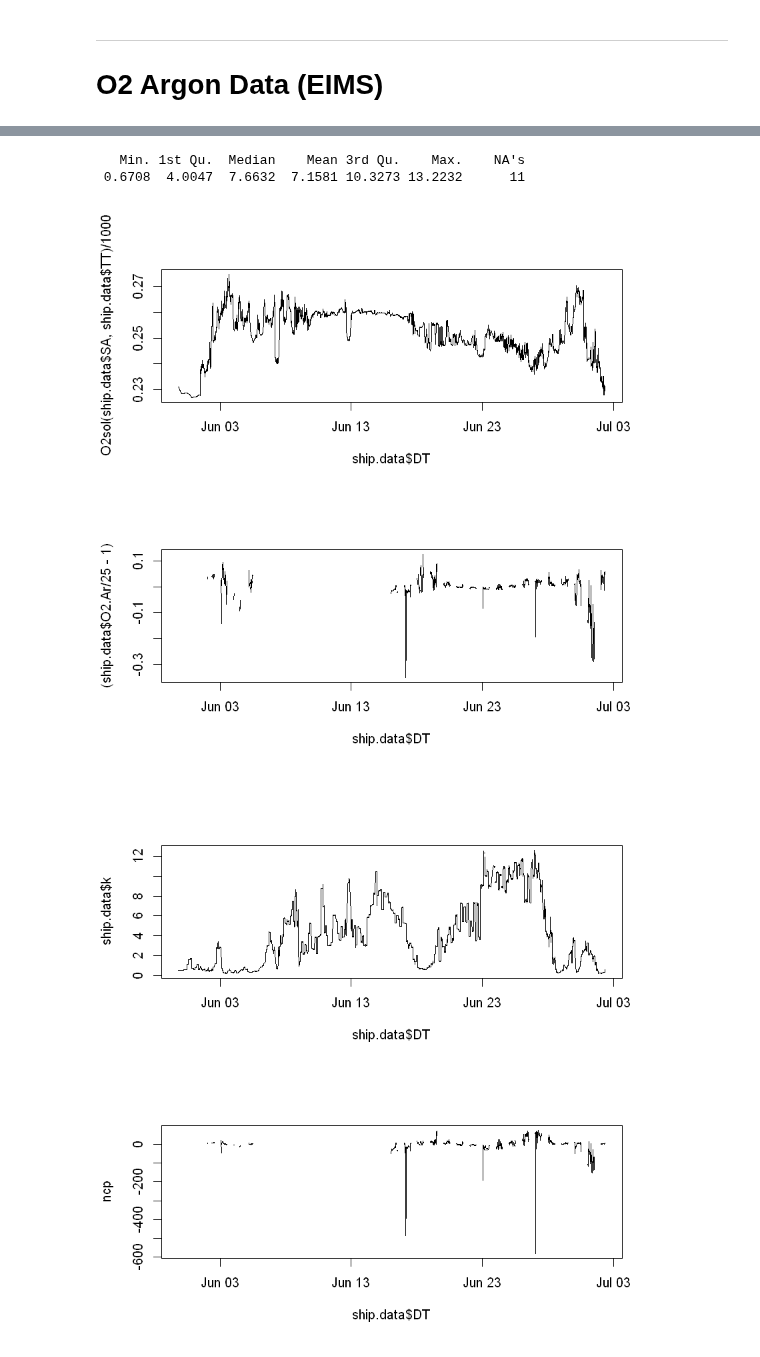
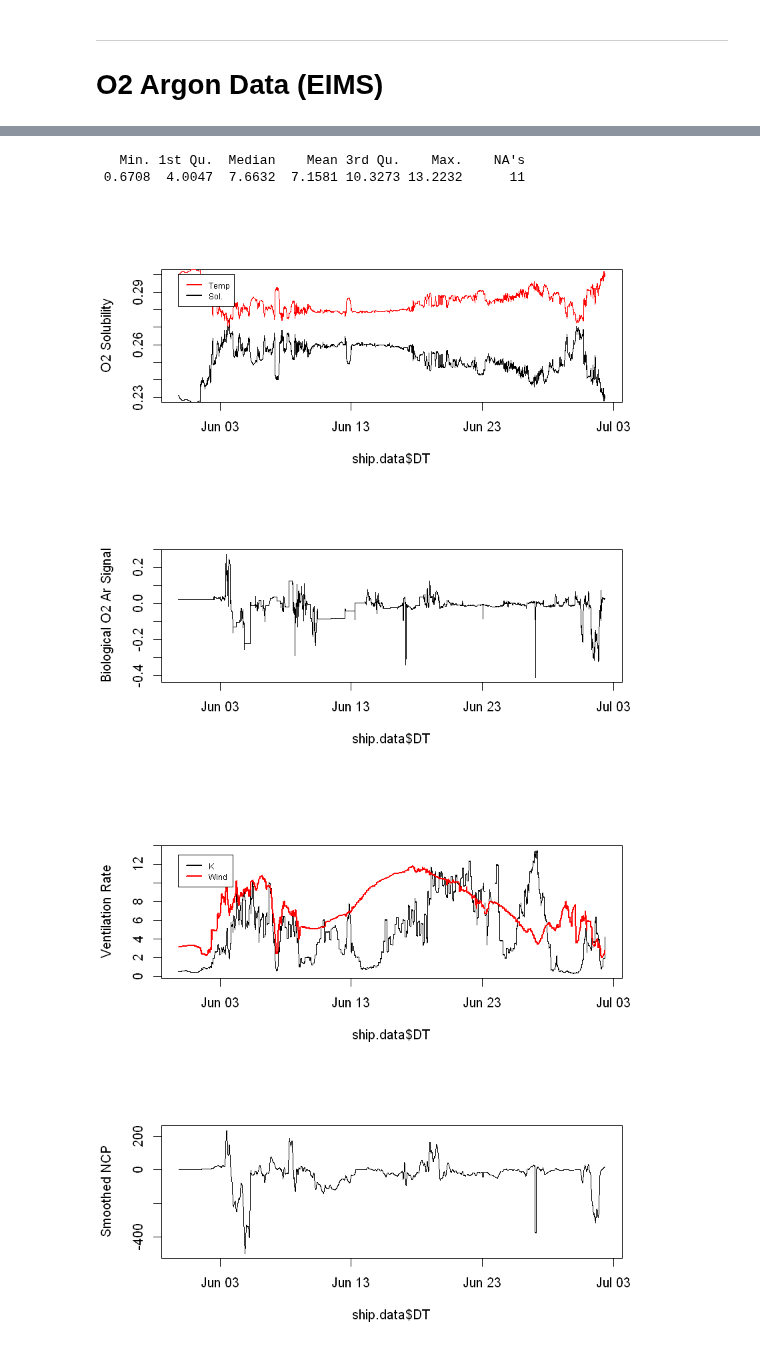
Before and after one commit to tbrycekelly/MIMS-TBK, a Jupyter notebook: Main Model.ipynb, the cells around one changed output, grey strips where cells are left out. Drawn from its saved outputs; the diff is of its cells as text; code cells hidden in the pictures.

```diff
--- a/Main Model.ipynb
+++ b/Main Model.ipynb
@@ -482,7 +486,7 @@ ventilation = function(ws, mld, SST, dt) {
 # %%
 ## How many points to interpolate from?
 N = 4
-Int.t = 10 # days
+Int.t = 6 # days
 
 ## First start by creating some new variables
 ship.data$NCEP = 0
@@ -637,5 +644,5 @@ names(eims.v1)
 # %%
-avg.length = 10
+#avg.length = 10
 
 ship.data$O2.Ar = 0
 ship.data$O2.Sat = 0
@@ -643,10 +650,12 @@ ship.data$Inlet.T = 0
 
 for (i in 1:nrow(ship.data)) {
     dt = abs(as.numeric(difftime(ship.data$DT[i], eims.v1$time, unit='mins')))
+    dt.cal = abs(as.numeric(difftime(ship.data$DT[i], eims.v2$time, unit='mins')))
 
-    l = which(dt > -avg.length/2 & dt < avg.length/2)
+    l = which.min(dt)
+    l.cal = which.min(dt.cal)
 
-    ship.data$O2.Ar[i] = mean(eims.v1$O2.Ar[l])
-    ship.data$O2.Sat[i] = mean(eims.v1$O2.Sat....[l])
-    ship.data$Inlet.T[i] = mean(eims.v1$inlet[l])
+    ship.data$O2.Ar[i] = 1 - eims.v1$O2.Ar[l] / eims.v2$O2.Ar[l.cal]
+    ship.data$O2.Sat[i] = eims.v1$O2.Sat....[l]
+    ship.data$Inlet.T[i] = eims.v1$inlet[l]
 }
@@ -696,17 +686,28 @@ exp(A0_o2 + A1_o2*temp_S + A2_o2*temp_S^2 + A3_o2*temp_S^3 +
 ## calculating NCP from O2/Ar
 # NCP in mmol m-2 d-1; seawater density in kg m-3, O2sol in microL kg-1
 #ncp = (ship.data$O2.Ar/100) * (O2sol(ship.data$SA, ship.data$TT) / 1000) * ship.data$sw_dens0(salt, temp) * wpv;
-ncp = (ship.data$O2.Ar/25 - 1) * (O2sol(ship.data$SA, ship.data$TT) / 1000) * 1030 * ship.data$k
+ncp = (-ship.data$O2.Ar) * (O2sol(ship.data$SA, ship.data$TT) / 1000) * 1030 * ship.data$k
 # %%
+#pdf('Output/NCP Diagnostics.pdf')
+
 par(mfrow=c(2,1))
 
 summary(ship.data$NCEP)
-plot(ship.data$DT, O2sol(ship.data$SA, ship.data$TT) / 1000, type='l')
-plot(ship.data$DT,  (ship.data$O2.Ar/25 - 1), type='l')
-plot(ship.data$DT, ship.data$k, type='l')
-plot(ship.data$DT, ncp, type='l')
+plot(ship.data$DT, O2sol(ship.data$SA, ship.data$TT) / 1000, type='l', ylab='O2 Solubility', ylim=c(0.23, 0.30))
+lines(ship.data$DT, ship.data$TT/300 + 0.235, col='red', lwd=1)
+legend(ship.data$DT[1], 0.30, c('Temp', 'Sol.'), col=c('red', 'black'), cex=0.6, lwd=2)
+
+plot(ship.data$DT,  (-ship.data$O2.Ar), type='l', ylab='Biological O2 Ar Signal')
+
+plot(ship.data$DT, ship.data$k, type='l', ylab='Ventilation Rate')
+lines(ship.data$DT, ship.data$NCEP.5, col='red', lwd=2)
+legend(ship.data$DT[1], 13, c('K', 'Wind'), col=c('black', 'red'), cex=0.6, lwd=2)
+
+plot(ship.data$DT, ma(ncp, 15), type='l', ylab='Smoothed NCP')
+
+#dev.off()
 # %% [output]
    Min. 1st Qu.  Median    Mean 3rd Qu.    Max.    NA's
  0.6708  4.0047  7.6632  7.1581 10.3273 13.2232      11
-[figure, old version]
+[figure, new version]
-[figure, old version]
+[figure, new version]
```
Also changed, not shown: parts of 8 cells of this notebook, 2 other files.
